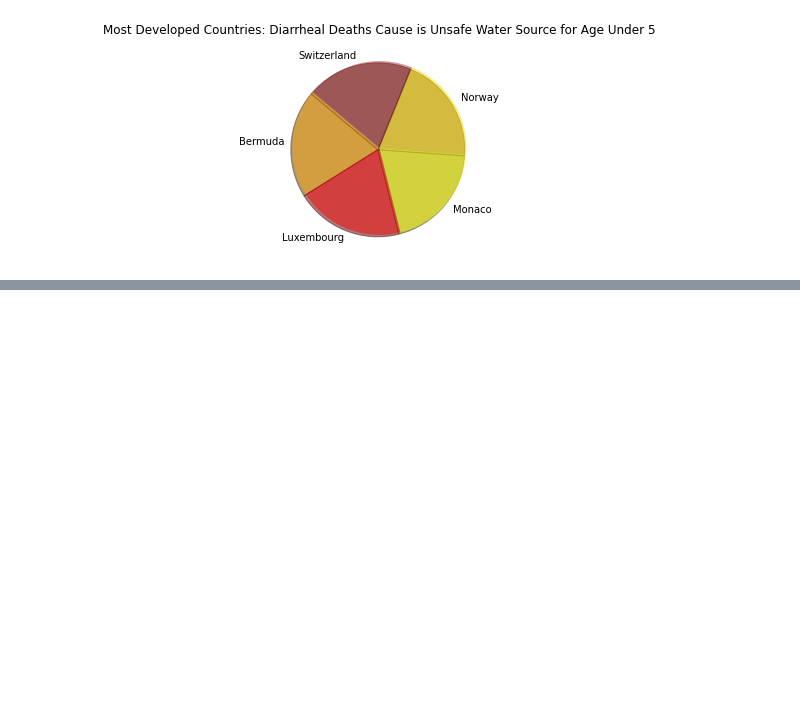
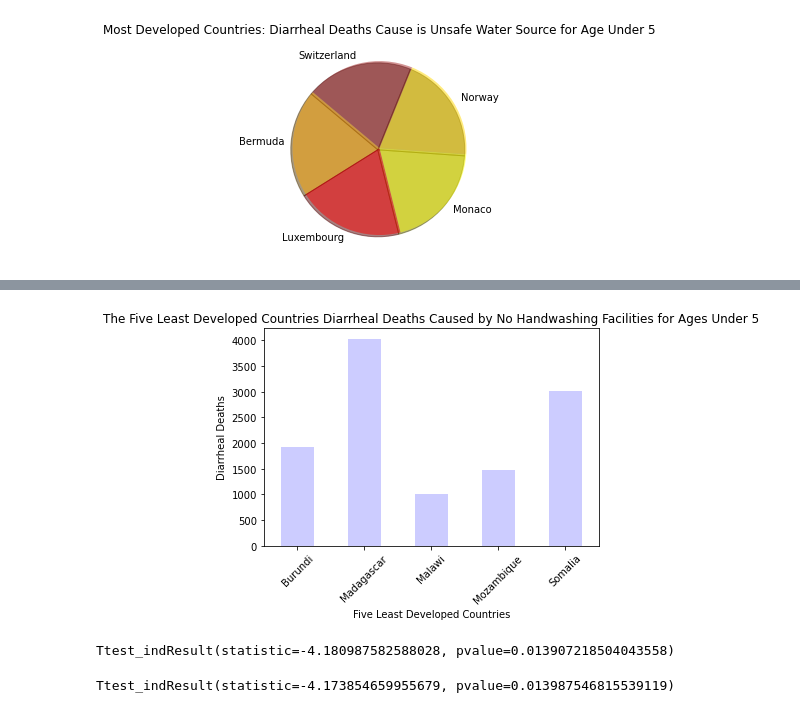
Before and after one commit to RHockley/Project-1-Water-Source-Mortality, a Jupyter notebook: Datacleaning/dirrahea_deaths_visuals.ipynb, the cells around one changed output, grey strips where cells are left out. Cells and saved outputs as stored; diff of their text form; code cells hidden in the pictures; blank space fills up the shorter version.

```diff
--- a/Datacleaning/dirrahea_deaths_visuals.ipynb
+++ b/Datacleaning/dirrahea_deaths_visuals.ipynb
@@ -116,0 +137,24 @@ plt.pie(sizes, explode=explode, labels=labels, colors=colours,
+# %%
+bar_plot_unsafe = dirrahea_deaths_least_developed_tidy_avg[["Country", "Deaths - Cause: Diarrheal diseases - Risk: No access to handwashing facility - Sex: Both - Age: Under 5"]]
+
+bar_plot_unsafe.plot(kind = "bar", color = "#CCCCFF")
+
+plt.xticks(np.arange(5), ['Burundi', 'Madagascar', 'Malawi', 'Mozambique', 'Somalia'], rotation = '45')
+plt.title("The Five Least Developed Countries Diarrheal Deaths Caused by No Handwashing Facilities for Ages Under 5")
+plt.ylabel("Diarrheal Deaths")
+plt.xlabel("Five Least Developed Countries")
+plt.legend('',frameon=False);
+# %% [output]
+[figure, added]
+# %%
+most_developed_nhf_pop = dirrahea_deaths_most_developed_tidy_avg["Deaths - Cause: Diarrheal diseases - Risk: No access to handwashing facility - Sex: Both - Age: Under 5"]
+least_developed_nhf_pop = dirrahea_deaths_least_developed_tidy_avg["Deaths - Cause: Diarrheal diseases - Risk: No access to handwashing facility - Sex: Both - Age: Under 5"]
+st.ttest_ind(most_developed_nhf_pop, least_developed_nhf_pop, equal_var = False)
+# %% [output]
+Ttest_indResult(statistic=-4.180987582588028, pvalue=0.013907218504043558)
+# %%
+most_developed_nhf_pop = dirrahea_deaths_most_developed_tidy_avg["Deaths - Cause: Diarrheal diseases - Risk: Unsafe water source - Sex: Both - Age: Under 5"]
+least_developed_nhf_pop = dirrahea_deaths_least_developed_tidy_avg["Deaths - Cause: Diarrheal diseases - Risk: Unsafe water source - Sex: Both - Age: Under 5"]
+st.ttest_ind(most_developed_nhf_pop, least_developed_nhf_pop, equal_var = False)
+# %% [output]
+Ttest_indResult(statistic=-4.173854659955679, pvalue=0.013987546815539119)
```
Also changed, not shown: parts of 8 cells of this notebook, 5 other files.
